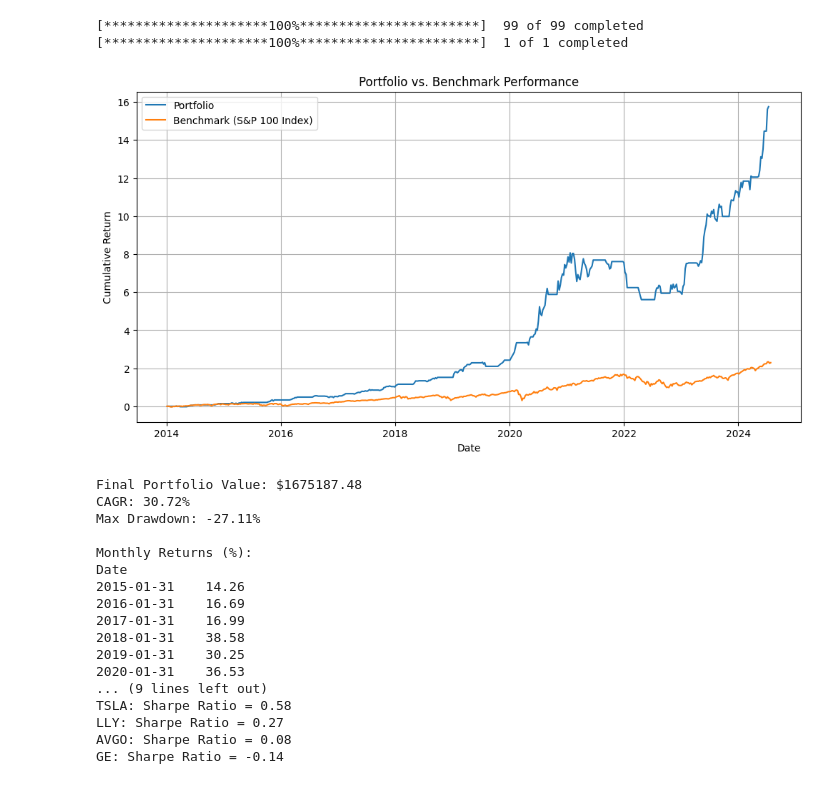
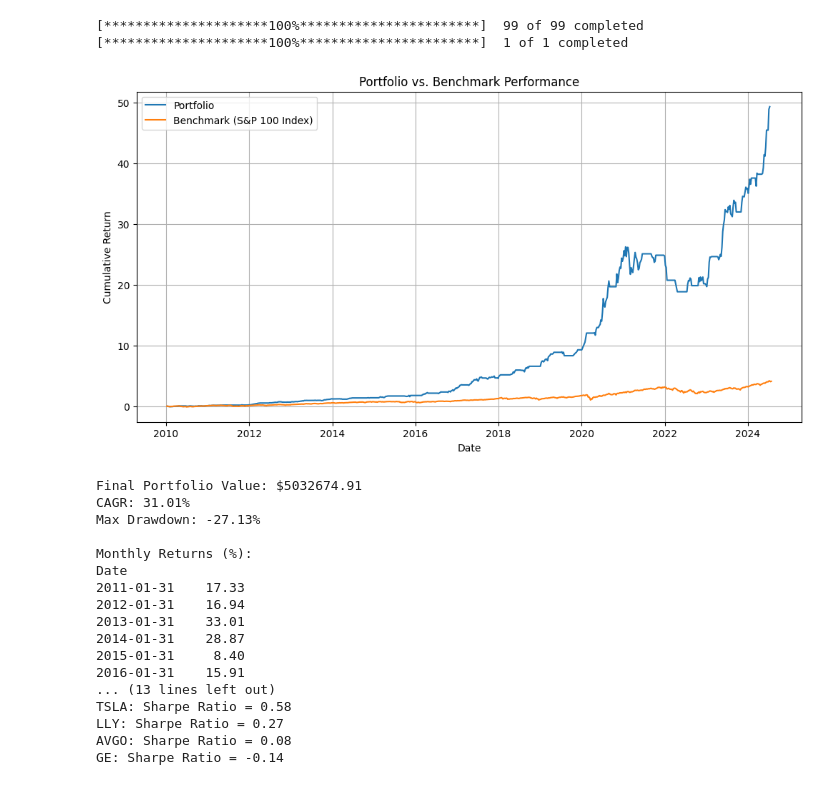
Before and after one commit to dkn-maida/farscape-investment, a Jupyter notebook: usa/sharpe_mom.ipynb, the cells around one changed output. Drawn from its saved outputs; the diff is of its cells as text; code cells hidden in the pictures.

```diff
--- a/usa/sharpe_mom.ipynb
+++ b/usa/sharpe_mom.ipynb
@@ -19,7 +19,7 @@ symbols = [
 ]
 
 benchmark_symbol = "^OEX"
-start_date = "2001-01-01"
+start_date = "2010-01-01"
 initial_balance = 100000
 rolling_window = 252
 risk_free_rate = 0.4  # Assuming 1% annual risk-free rate
@@ -143,47 +143,47 @@ drawdown = (portfolio_performance['Portfolio_Value'] - rolling_max) / rolling_ma
 max_drawdown = drawdown.min()
 
 # Plot the Results
 plt.figure(figsize=(12, 6))
 plt.plot(portfolio_performance.index, portfolio_performance['Cumulative_Return'], label='Portfolio')
 plt.plot(benchmark_data.index, (benchmark_data / benchmark_data.iloc[0]) - 1, label='Benchmark (S&P 100 Index)')
 plt.xlabel('Date')
 plt.ylabel('Cumulative Return')
 plt.title('Portfolio vs. Benchmark Performance')
 plt.legend()
 plt.grid(True)
 plt.show()
 
 # Print Final Portfolio Value, CAGR, Max Drawdown, and Monthly Performance
 print(f"Final Portfolio Value: ${portfolio_performance['Portfolio_Value'].iloc[-1]:.2f}")
 print(f"CAGR: {cagr:.2%}")
 print(f"Max Drawdown: {max_drawdown:.2%}")
 
 print("\nMonthly Returns (%):")
 print(monthly_returns.to_string(index=True, float_format="%.2f"))
 
 # Print the current top 5 stocks ranked by Sharpe ratio
 current_sharpe_ratios = sharpe_ratios.iloc[-1].dropna()
 top_5_stocks = current_sharpe_ratios.nlargest(5).index.tolist()
 print("\nCurrent Top 5 Stocks by Sharpe Ratio:")
 for stock in top_5_stocks:
     print(f"{stock}: Sharpe Ratio = {current_sharpe_ratios[stock]:.2f}")
 # %% [output]
 [*********************100%***********************]  99 of 99 completed
 [*********************100%***********************]  1 of 1 completed
-[figure, old version]
+[figure, new version]
-Final Portfolio Value: $1675187.48
-CAGR: 30.72%
-Max Drawdown: -27.11%
+Final Portfolio Value: $5032674.91
+CAGR: 31.01%
+Max Drawdown: -27.13%
 
 Monthly Returns (%):
 Date
-2015-01-31    14.26
-2016-01-31    16.69
-2017-01-31    16.99
-2018-01-31    38.58
-2019-01-31    30.25
-2020-01-31    36.53
-... (9 lines left out)
+2011-01-31    17.33
+2012-01-31    16.94
+2013-01-31    33.01
+2014-01-31    28.87
+2015-01-31     8.40
+2016-01-31    15.91
+... (13 lines left out)
 TSLA: Sharpe Ratio = 0.58
 LLY: Sharpe Ratio = 0.27
 AVGO: Sharpe Ratio = 0.08
```
